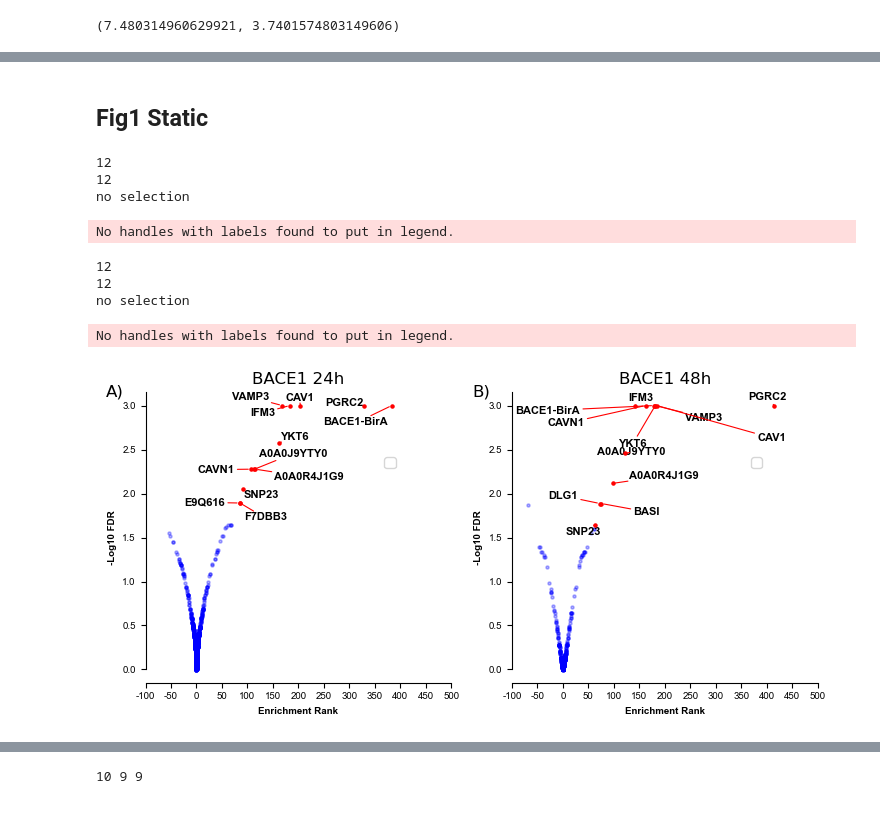
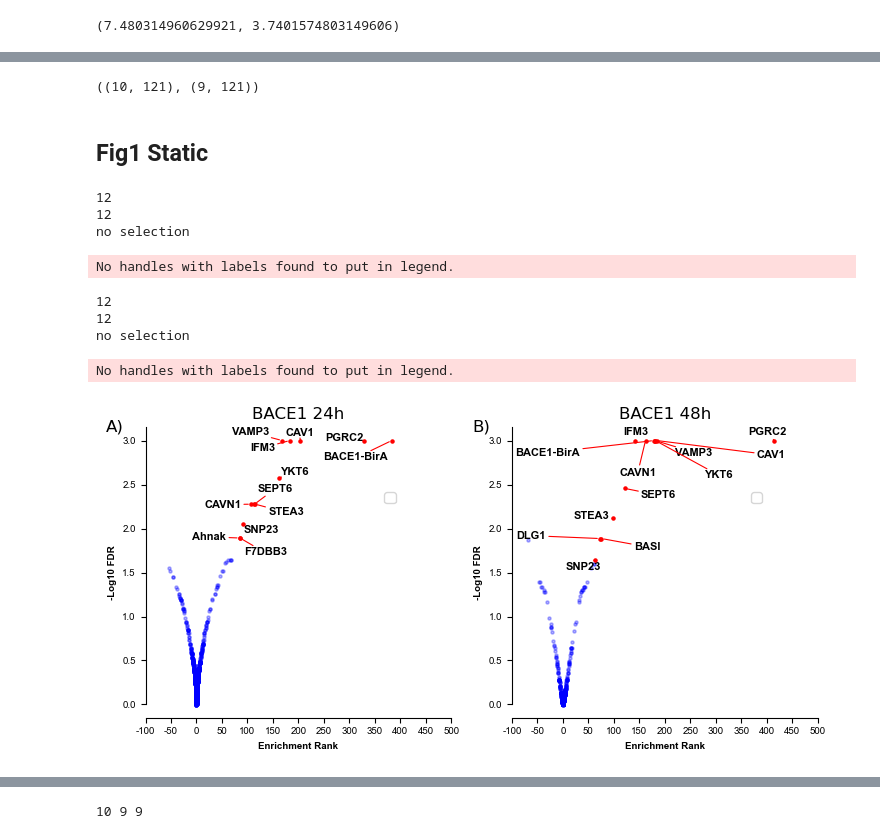
Before and after one commit to mtinti/BACE1_pulldown, a Jupyter notebook: analysis_def.ipynb, the cells around one changed output, grey strips where cells are left out. Drawn from its saved outputs; the diff is of its cells as text; code cells hidden in the pictures.

Commit message:
add figure with literature targets

```diff
--- a/analysis_def.ipynb
+++ b/analysis_def.ipynb
@@ -337,3 +363,14 @@ cm2inch(19, 9.5)
+# %%
+res_24[(res_24['FDR']<0.01) & (res_24['sign']=='+')].shape,res_48[(res_48['FDR']<0.01) & (res_48['sign']=='+')].shape
+# %% [output]
+((10, 121), (9, 121))
+# %%
+name_dict = {
+    'Q5SS83': 'FLOT2',
+    'A0A0J9YTY0':'SEPT6',
+    'A0A0R4J1G9':'STEA3',
+    'E9Q616':'Ahnak'
+}
 # %% [markdown]
 ## Fig1 Static
 # %%
@@ -359,6 +396,7 @@ fig, axes=plt.subplots(figsize=(7.48,3.74),
 ids = res_24.sort_values('srank',ascending=False).head(12)
 _ids = ids.index.values
 _names = [n.split('|')[-1].replace('_MOUSE','') for n in ids['Gene_id'].values]
+_names = [name_dict.get(n,n) for n in _names]
 print(len(_ids))
 print(len(_names))
 ax=axes[0]
@@ -412,6 +450,7 @@ ax=axes[1]
 ids = res_48.sort_values('srank',ascending=False).head(12)
 _ids = ids.index.values
 _names = [n.split('|')[-1].replace('_MOUSE','') for n in ids['Gene_id'].values]
+_names = [name_dict.get(n,n) for n in _names]
 print(len(_ids))
 print(len(_names))
 
@@ -457,31 +496,31 @@ ax.spines['left'].set_bounds(0, ymax)
 
 ax.text(-0.1, 1, 'B)', horizontalalignment='center',
                verticalalignment='center',
                transform=ax.transAxes,fontsize=12)
 
 
 
 
 
 
 plt.tight_layout()
 plt.savefig('Fig1.svg')
 
 plt.savefig('Fig1.png')
 plt.show()
 
 #w 190 mm
 #h 95 mm
 #font 7pt and Arial
 #x/y axes annotation Arial 7pt bold
 #top 10
 # %% [output]
 12
 12
 no selection
 No handles with labels found to put in legend.
 12
 12
 no selection
 No handles with labels found to put in legend.
-[figure, old version]
+[figure, new version]
```
Also changed, not shown: parts of 12 cells of this notebook, 9 other files.
